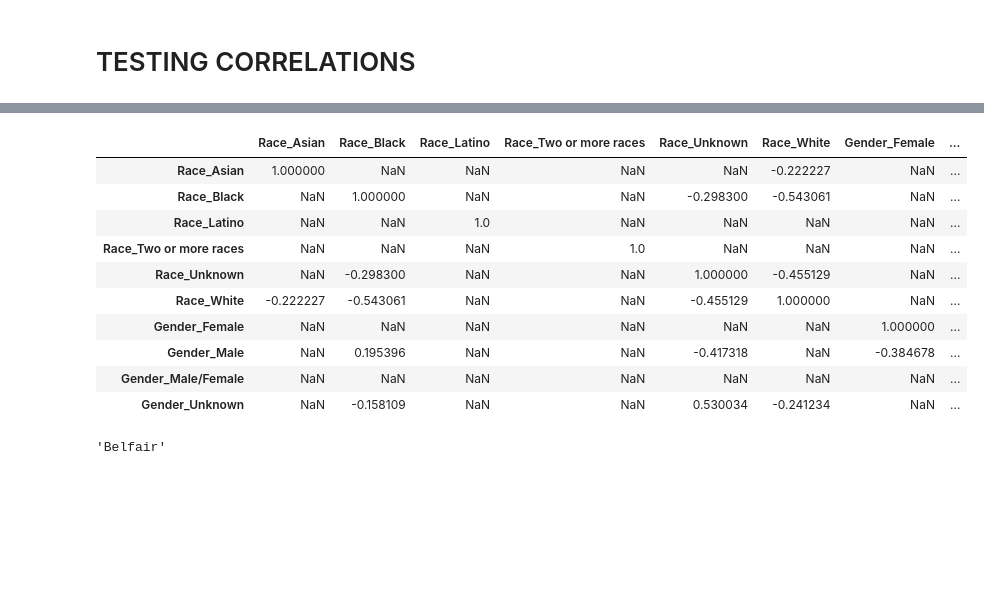
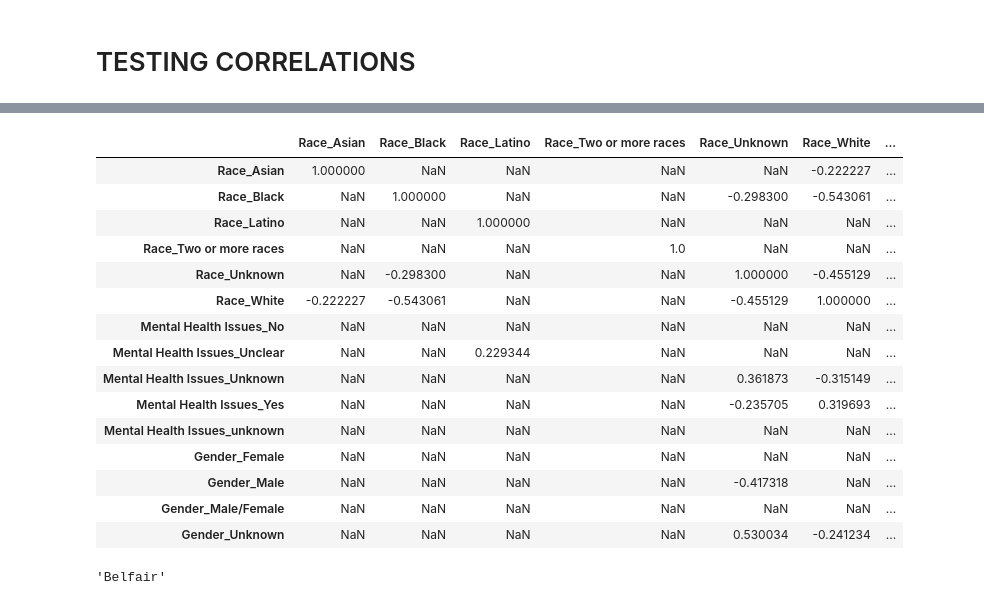
Before and after one commit to tejbir08/US-mass-shootings, a Jupyter notebook: US+gun+murders.ipynb, the cells around one changed output, grey strips where cells are left out. Drawn from its saved outputs; the diff is of its cells as text; code cells hidden in the pictures; blank space fills up the shorter version.

Commit message:
Add files via upload
correlations between race and mental health

```diff
--- a/US+gun+murders.ipynb
+++ b/US+gun+murders.ipynb
@@ -420,6 +401,6 @@ fatalities_MH.plot(kind='bar',title='fatality count based on mental health condi
 # %% [markdown]
 # TESTING CORRELATIONS
 # %%
-correlation = mass_shootings.filter(['Race','Gender'])
+correlation = mass_shootings.filter(['Race','Mental Health Issues','Gender'])
 correlation.head()
 correlation=pd.get_dummies(correlation)
@@ -428,21 +430,26 @@ test=correlation.corr()
 # %%
 
 import numpy as np
-condition = (test > 0.15) | (test < -0.15)
+condition = (test > 0.20) | (test < -0.20)
 condition
 test[condition]
 # %% [output]
-|  | Race_Asian | Race_Black | Race_Latino | Race_Two or more races | Race_Unknown | Race_White | Gender_Female | ... |
-| Race_Asian | 1.000000 | NaN | NaN | NaN | NaN | -0.222227 | NaN | ... |
-| Race_Black | NaN | 1.000000 | NaN | NaN | -0.298300 | -0.543061 | NaN | ... |
-| Race_Latino | NaN | NaN | 1.0 | NaN | NaN | NaN | NaN | ... |
-| Race_Two or more races | NaN | NaN | NaN | 1.0 | NaN | NaN | NaN | ... |
-| Race_Unknown | NaN | -0.298300 | NaN | NaN | 1.000000 | -0.455129 | NaN | ... |
-| Race_White | -0.222227 | -0.543061 | NaN | NaN | -0.455129 | 1.000000 | NaN | ... |
-| Gender_Female | NaN | NaN | NaN | NaN | NaN | NaN | 1.000000 | ... |
-| Gender_Male | NaN | 0.195396 | NaN | NaN | -0.417318 | NaN | -0.384678 | ... |
-| Gender_Male/Female | NaN | NaN | NaN | NaN | NaN | NaN | NaN | ... |
-| Gender_Unknown | NaN | -0.158109 | NaN | NaN | 0.530034 | -0.241234 | NaN | ... |
+|  | Race_Asian | Race_Black | Race_Latino | Race_Two or more races | Race_Unknown | Race_White | ... |
+| Race_Asian | 1.000000 | NaN | NaN | NaN | NaN | -0.222227 | ... |
+| Race_Black | NaN | 1.000000 | NaN | NaN | -0.298300 | -0.543061 | ... |
+| Race_Latino | NaN | NaN | 1.000000 | NaN | NaN | NaN | ... |
+| Race_Two or more races | NaN | NaN | NaN | 1.0 | NaN | NaN | ... |
+| Race_Unknown | NaN | -0.298300 | NaN | NaN | 1.000000 | -0.455129 | ... |
+| Race_White | -0.222227 | -0.543061 | NaN | NaN | -0.455129 | 1.000000 | ... |
+| Mental Health Issues_No | NaN | NaN | NaN | NaN | NaN | NaN | ... |
+| Mental Health Issues_Unclear | NaN | NaN | 0.229344 | NaN | NaN | NaN | ... |
+| Mental Health Issues_Unknown | NaN | NaN | NaN | NaN | 0.361873 | -0.315149 | ... |
+| Mental Health Issues_Yes | NaN | NaN | NaN | NaN | -0.235705 | 0.319693 | ... |
+| Mental Health Issues_unknown | NaN | NaN | NaN | NaN | NaN | NaN | ... |
+| Gender_Female | NaN | NaN | NaN | NaN | NaN | NaN | ... |
+| Gender_Male | NaN | NaN | NaN | NaN | -0.417318 | NaN | ... |
+| Gender_Male/Female | NaN | NaN | NaN | NaN | NaN | NaN | ... |
+| Gender_Unknown | NaN | NaN | NaN | NaN | 0.530034 | -0.241234 | ... |
 # %%
 from pygeocoder import Geocoder
 rresults = Geocoder.reverse_geocode(mass_shootings['Latitude'][50], mass_shootings['Longitude'][50])
```
Also changed, not shown: parts of 3 cells of this notebook.
